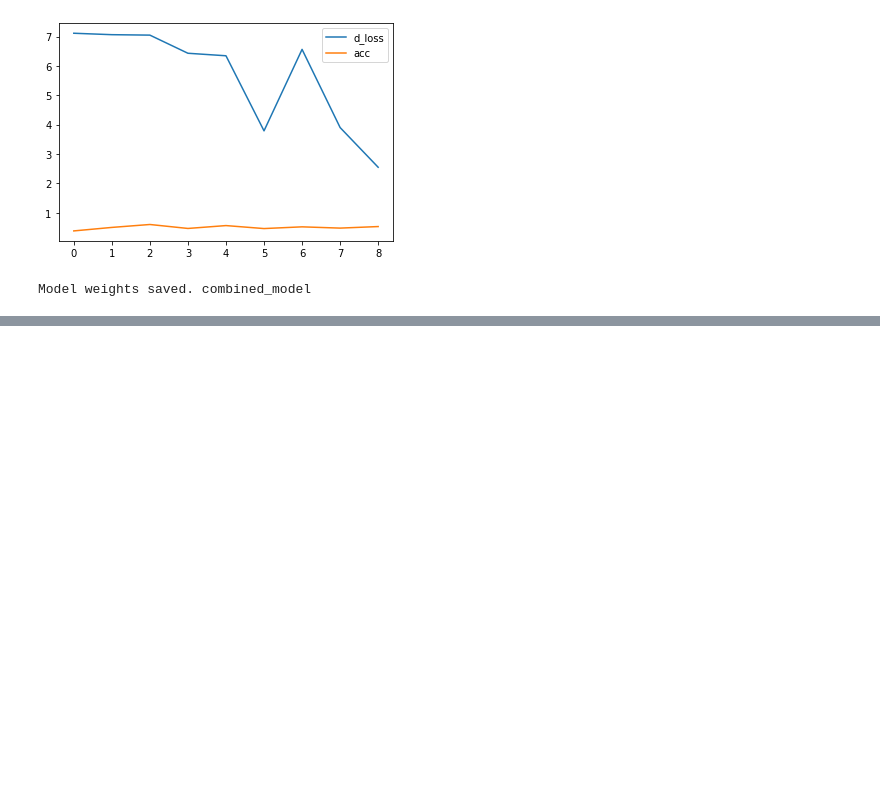
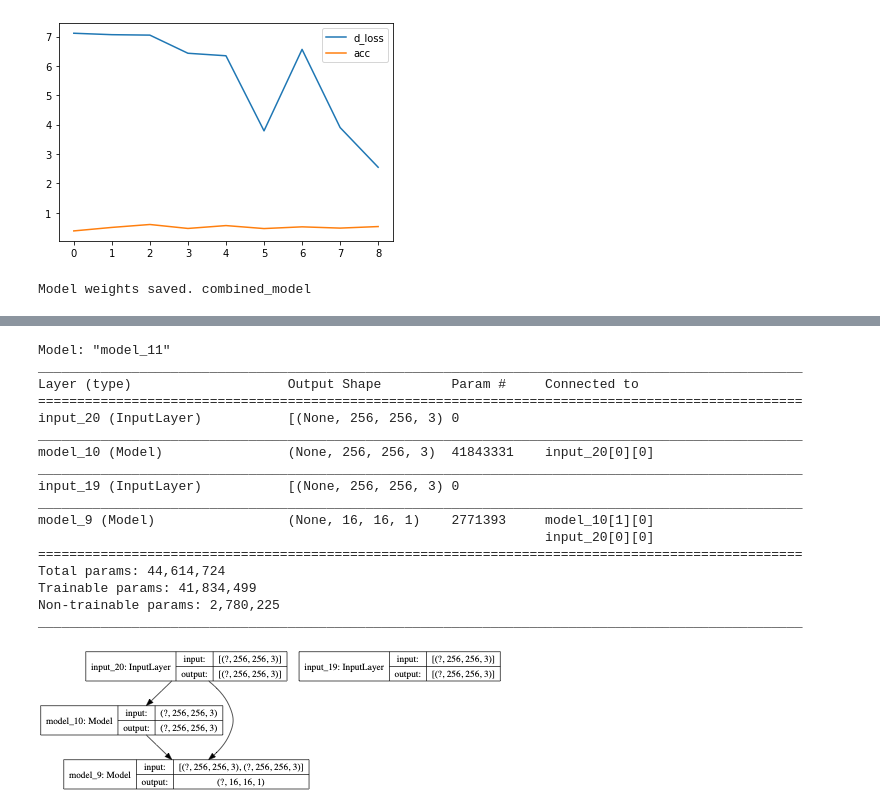
Before and after one commit to tayutaedomo/tensorflow-sandbox, a Jupyter notebook: scripts/pix2pix/03_keras_pix2pix_save.ipynb, the cells around one changed output, grey strips where cells are left out. Drawn from its saved outputs; the diff is of its cells as text; code cells hidden in the pictures; blank space fills up the shorter version.

```diff
--- a/scripts/pix2pix/03_keras_pix2pix_save.ipynb
+++ b/scripts/pix2pix/03_keras_pix2pix_save.ipynb
@@ -397,0 +486,29 @@ Model weights saved. combined_model
+# %%
+gan.combined.summary()
+
+from tensorflow.keras.layers import Layer
+
+gan.combined._layers = [
+  layer for layer in gan.combined._layers if isinstance(layer, Layer)
+]
+plot_model(gan.combined, show_shapes=True, dpi=48)
+#plot_model(gan.combined, show_shapes=True, dpi=48, expand_nested=True)
+# %% [output]
+Model: "model_11"
+__________________________________________________________________________________________________
+Layer (type)                    Output Shape         Param #     Connected to
+==================================================================================================
+input_20 (InputLayer)           [(None, 256, 256, 3) 0
+__________________________________________________________________________________________________
+model_10 (Model)                (None, 256, 256, 3)  41843331    input_20[0][0]
+__________________________________________________________________________________________________
+input_19 (InputLayer)           [(None, 256, 256, 3) 0
+__________________________________________________________________________________________________
+model_9 (Model)                 (None, 16, 16, 1)    2771393     model_10[1][0]
+                                                                 input_20[0][0]
+==================================================================================================
+Total params: 44,614,724
+Trainable params: 41,834,499
+Non-trainable params: 2,780,225
+__________________________________________________________________________________________________
+[figure, added]
```
Also changed, not shown: parts of 9 cells of this notebook.
